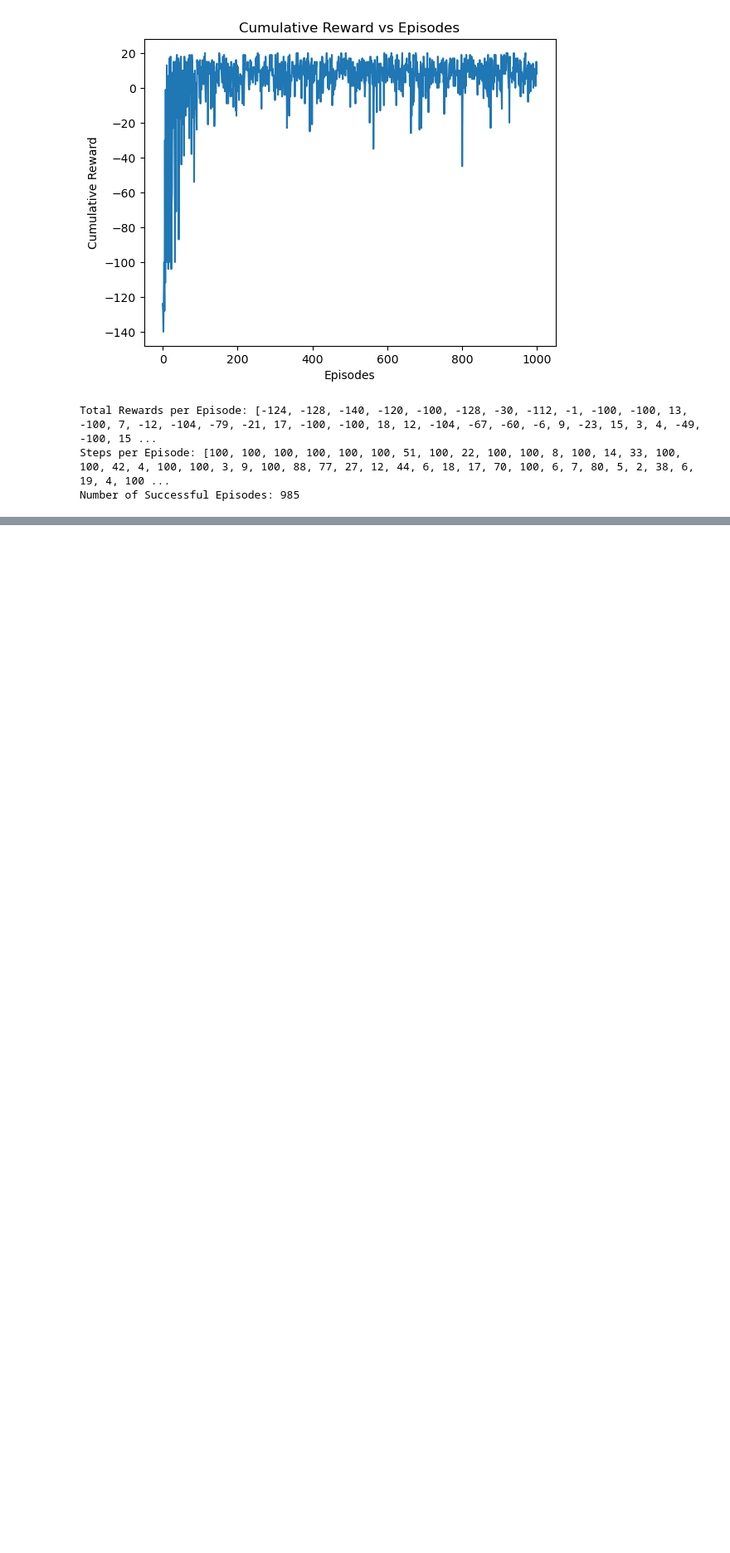
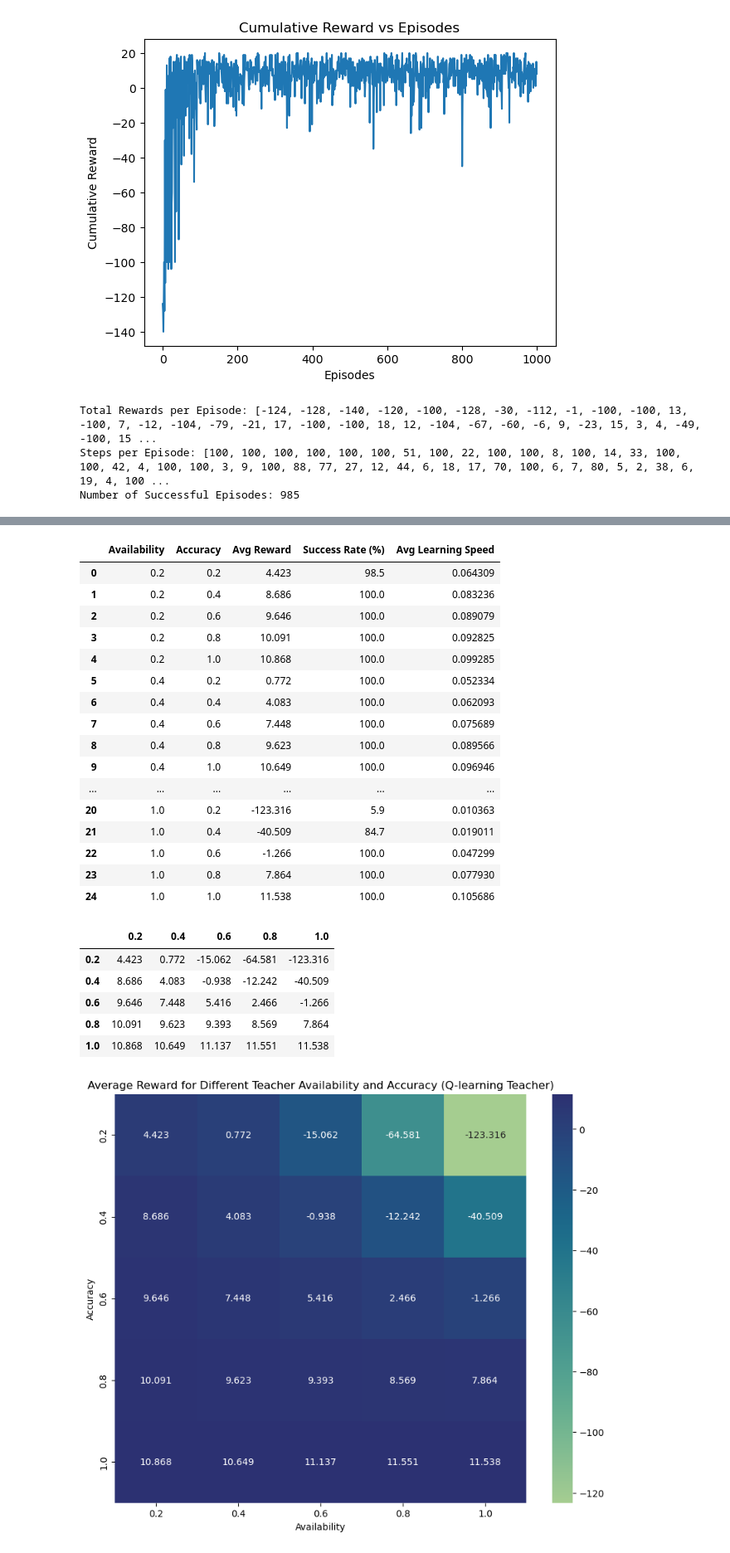
Before and after one commit to namtran3103/UNSWAI2, a Jupyter notebook: assignment2.ipynb, the cells around one changed output, grey strips where cells are left out. Shown: that part at 83% size. Drawn from its saved outputs; the diff is of its cells as text; code cells hidden in the pictures; blank space fills up the shorter version.

Commit message:
Heatmap

```diff
--- a/assignment2.ipynb
+++ b/assignment2.ipynb
@@ -322,6 +320,7 @@ iterationMetrics = np.zeros((len(availability), len(accuracy), 3))
 studentQ = np.zeros((numStates, numActions))
 
 dataFrame = pd.DataFrame(columns=['Availability', 'Accuracy', 'Avg Reward', 'Success Rate (%)', 'Avg Learning Speed'])
+dataFrameHeat = pd.DataFrame(index=accuracy, columns=availability)
 
 
 def studentQTraining(a, b):
@@ -355,6 +354,9 @@ def studentQTraining(a, b):
             nextState = next_stateTwoDim[0]*10 + next_stateTwoDim[1]
 
             # Update Q-table
+            # nextMax = provideTeacherAdvice(q, nextState, a, b)
+            # if nextMax == -1:
+            #     nextMax = np.max(studentQ[nextState, :])
             studentQ[state, action] = studentQ[state, action] + alpha * (reward + gamma * np.max(studentQ[nextState, :]) - studentQ[state, action])
 
             # Update metrics
@@ -380,30 +382,71 @@ def studentQTraining(a, b):
         #epsilon
     successRate = calculateSuccessRate(successful_episodes, num_episodes)
     averageRewardPerEpisode = calculateAverageRewardPerEpisode(total_rewards_per_episode)
     averageLearningSpeed = calculateAverageLearningSpeed(steps_per_episode)
     iterationMetrics[availability.index(a), accuracy.index(b), 0] = successRate
     iterationMetrics[availability.index(a), accuracy.index(b), 1] = averageRewardPerEpisode
     iterationMetrics[availability.index(a), accuracy.index(b), 2] = averageLearningSpeed
 
+    dataFrame.loc[len(dataFrame)] = [a, b, averageRewardPerEpisode, successRate, averageLearningSpeed]
+    dataFrameHeat.loc[b,a] = averageRewardPerEpisode
+
 
 for a in availability:
     for b in accuracy:
         studentQTraining(a, b)
+
+
+display(dataFrame)
+display(dataFrameHeat)
+
+dataFrameHeat = dataFrameHeat.apply(pd.to_numeric)
+
+# Plot the heatmap
+plt.figure(figsize=(10, 8))
+sn.heatmap(dataFrameHeat, annot=True, fmt=".3f", cmap="crest")
+plt.title("Average Reward for Different Teacher Availability and Accuracy (Q-learning Teacher)")
+plt.xlabel("Availability")
+plt.ylabel("Accuracy")
+plt.show()
 # %% [output]
 Availability:  0.2
 Accuracy:  0.2
 Episode:  0
 Episode:  1
 Episode:  2
 Episode:  3
 Episode:  4
 Episode:  5
 Episode:  6
 Episode:  7
 Episode:  8
 Episode:  9
 ... (25109 lines left out)
 Episode:  999
 Success Rate:  100.0 %
 Average Reward Per Episode:  11.538
 Average Learning Speed:  0.10568590150073981
+|  | Availability | Accuracy | Avg Reward | Success Rate (%) | Avg Learning Speed |
+| 0 | 0.2 | 0.2 | 4.423 | 98.5 | 0.064309 |
+| 1 | 0.2 | 0.4 | 8.686 | 100.0 | 0.083236 |
+| 2 | 0.2 | 0.6 | 9.646 | 100.0 | 0.089079 |
+| 3 | 0.2 | 0.8 | 10.091 | 100.0 | 0.092825 |
+| 4 | 0.2 | 1.0 | 10.868 | 100.0 | 0.099285 |
+| 5 | 0.4 | 0.2 | 0.772 | 100.0 | 0.052334 |
+| 6 | 0.4 | 0.4 | 4.083 | 100.0 | 0.062093 |
+| 7 | 0.4 | 0.6 | 7.448 | 100.0 | 0.075689 |
+| 8 | 0.4 | 0.8 | 9.623 | 100.0 | 0.089566 |
+| 9 | 0.4 | 1.0 | 10.649 | 100.0 | 0.096946 |
+| ... | ... | ... | ... | ... | ... |
+| 20 | 1.0 | 0.2 | -123.316 | 5.9 | 0.010363 |
+| 21 | 1.0 | 0.4 | -40.509 | 84.7 | 0.019011 |
+| 22 | 1.0 | 0.6 | -1.266 | 100.0 | 0.047299 |
+| 23 | 1.0 | 0.8 | 7.864 | 100.0 | 0.077930 |
+| 24 | 1.0 | 1.0 | 11.538 | 100.0 | 0.105686 |
+|  | 0.2 | 0.4 | 0.6 | 0.8 | 1.0 |
+| 0.2 | 4.423 | 0.772 | -15.062 | -64.581 | -123.316 |
+| 0.4 | 8.686 | 4.083 | -0.938 | -12.242 | -40.509 |
+| 0.6 | 9.646 | 7.448 | 5.416 | 2.466 | -1.266 |
+| 0.8 | 10.091 | 9.623 | 9.393 | 8.569 | 7.864 |
+| 1.0 | 10.868 | 10.649 | 11.137 | 11.551 | 11.538 |
+[figure, added]
```
Also changed, not shown: parts of 1 cell of this notebook.
